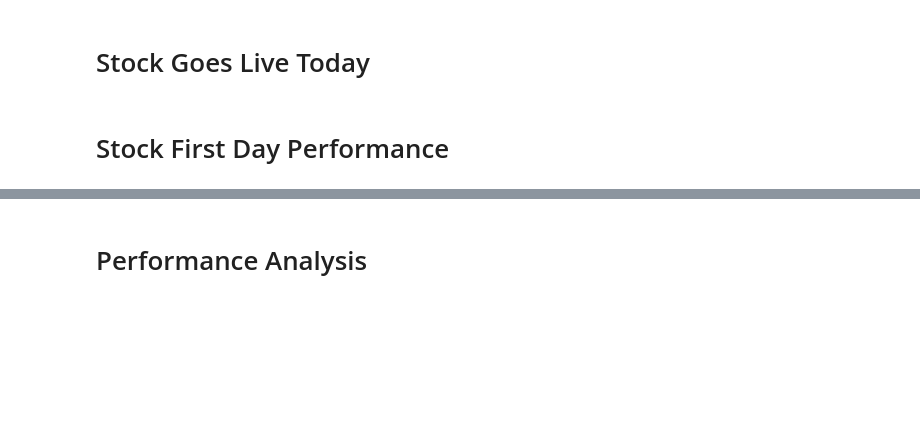
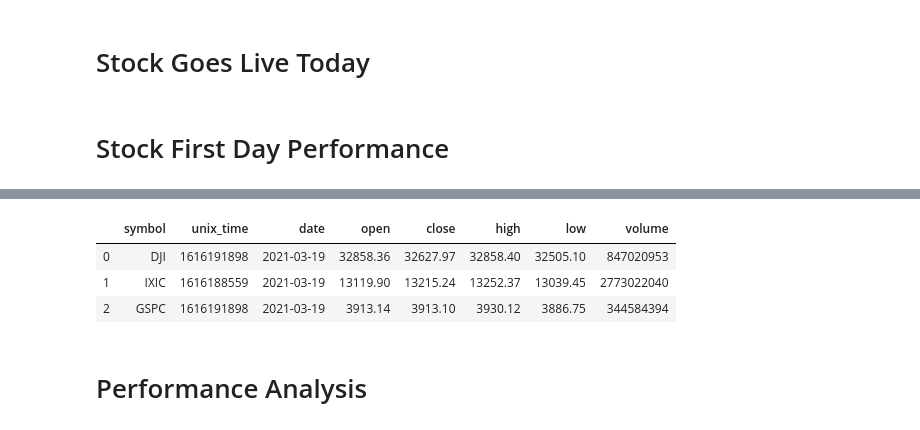
Before and after one commit to admiral810/IPO_tracker, a Jupyter notebook: ipo_analysis.ipynb, the cells around one changed output, grey strips where cells are left out. Drawn from its saved outputs; the diff is of its cells as text; code cells hidden in the pictures; blank space fills up the shorter version.

```diff
--- a/ipo_analysis.ipynb
+++ b/ipo_analysis.ipynb
@@ -405,3 +433,18 @@ dtype: object
+# %%
+# pull industry info
+# pull in the performance table
+connection = engine.connect()
+slq_indperf_df = pd.read_sql(f"""
+    SELECT symbol, unix_time, date, open, close, high, low, volume
+    FROM industry_performance
+    WHERE date = '{today}'
+    """, connection)
+slq_indperf_df
+# %% [output]
+|  | symbol | unix_time | date | open | close | high | low | volume |
+| 0 | DJI | 1616191898 | 2021-03-19 | 32858.36 | 32627.97 | 32858.40 | 32505.10 | 847020953 |
+| 1 | IXIC | 1616188559 | 2021-03-19 | 13119.90 | 13215.24 | 13252.37 | 13039.45 | 2773022040 |
+| 2 | GSPC | 1616191898 | 2021-03-19 | 3913.14 | 3913.10 | 3930.12 | 3886.75 | 344584394 |
 # %% [markdown]
 # Performance Analysis
 # %%
```
Also changed, not shown: parts of 7 cells of this notebook.
